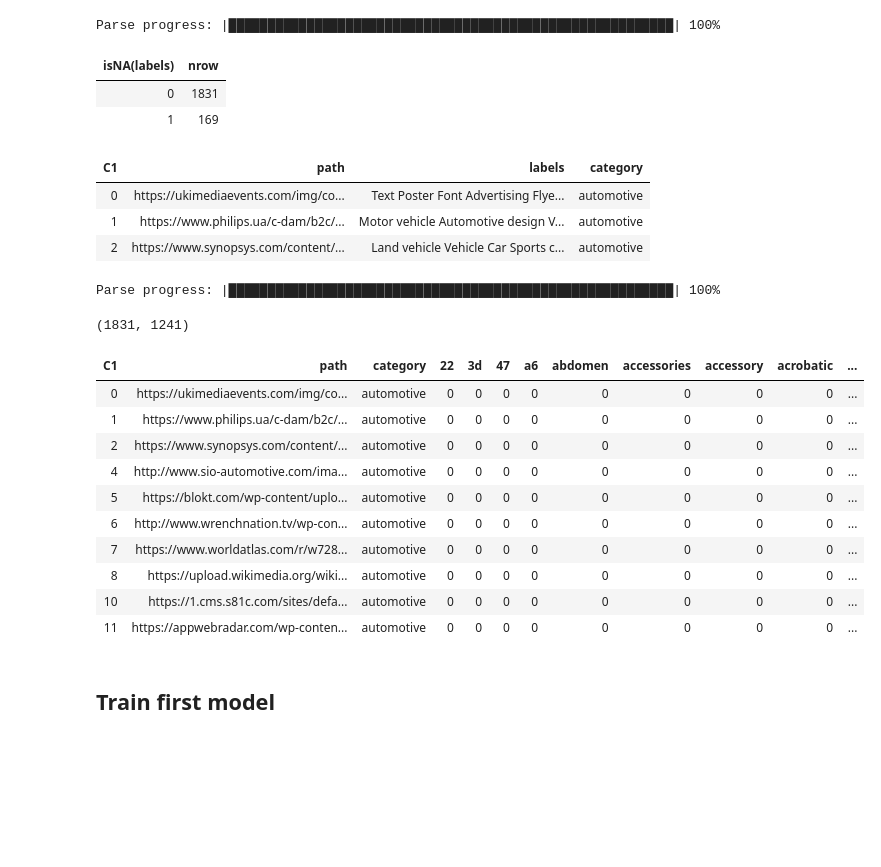
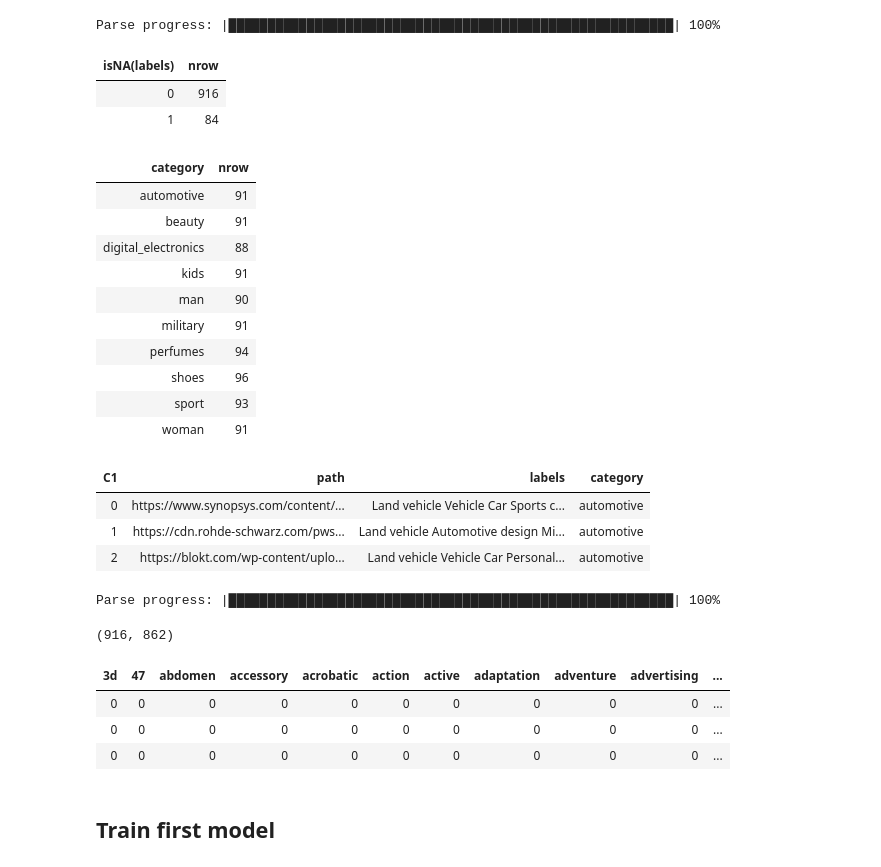
Before and after one commit to NataliaNovosad/H2OClassification, a Jupyter notebook: H2O_classifier.ipynb, the cells around one changed output. Cells and saved outputs as stored; diff of their text form; code cells hidden in the pictures; blank space fills up the shorter version.

```diff
--- a/H2O_classifier.ipynb
+++ b/H2O_classifier.ipynb
@@ -33,8 +36,7 @@ Connecting to H2O server at http://127.0.0.1:54321 ... successful.
 | H2O API Extensions: | Amazon S3, Algos, AutoML, Core V3... |
 | Python version: | 3.6.6 final |
 # %%
-data = h2o.import_file("data200.csv")
-#data_pd = pd.read_csv("data2.csv")
+data = h2o.import_file("data2.csv")
 # %% [output]
 Parse progress: |█████████████████████████████████████████████████████████| 100%
 # %%
@@ -42,17 +44,30 @@ nan_frame = data.isna().group_by(by = ['isNA(labels)']).count().get_frame()
 nan_frame
 # %% [output]
 | isNA(labels) | nrow |
-| 0 | 1831 |
-| 1 | 169 |
+| 0 | 916 |
+| 1 | 84 |
 # %%
 data = data.na_omit()
+data.group_by(by = "category").count().get_frame()
+# %% [output]
+| category | nrow |
+| automotive | 91 |
+| beauty | 91 |
+| digital_electronics | 88 |
+| kids | 91 |
+| man | 90 |
+| military | 91 |
+| perfumes | 94 |
+| shoes | 96 |
+| sport | 93 |
+| woman | 91 |
 # %%
 data.head(3)
 # %% [output]
 | C1 | path | labels | category |
-| 0 | https://ukimediaevents.com/img/co... | Text Poster Font Advertising Flye... | automotive |
-| 1 | https://www.philips.ua/c-dam/b2c/... | Motor vehicle Automotive design V... | automotive |
-| 2 | https://www.synopsys.com/content/... | Land vehicle Vehicle Car Sports c... | automotive |
+| 0 | https://www.synopsys.com/content/... | Land vehicle Vehicle Car Sports c... | automotive |
+| 1 | https://cdn.rohde-schwarz.com/pws... | Land vehicle Automotive design Mi... | automotive |
+| 2 | https://blokt.com/wp-content/uplo... | Land vehicle Vehicle Car Personal... | automotive |
 # %%
 def preprocessor(line):
     return line.lower()
@@ -65,25 +80,20 @@ data_labels = h2o.H2OFrame.from_python(pd.DataFrame(data=vectorized, columns=sor
 Parse progress: |█████████████████████████████████████████████████████████| 100%
 # %%
 data = data.drop(["labels"])
-data = data.concat(data_labels)
+data = data_labels.cbind(data)
+paths = data["path"]
+data = data.drop(["path", "C1"])
 # %%
 data.shape
 # %% [output]
-(1831, 1241)
+(916, 862)
 # %%
-data.head()
+data.head(3)
 # %% [output]
-| C1 | path | category | 22 | 3d | 47 | a6 | abdomen | accessories | accessory | acrobatic | ... |
-| 0 | https://ukimediaevents.com/img/co... | automotive | 0 | 0 | 0 | 0 | 0 | 0 | 0 | 0 | ... |
-| 1 | https://www.philips.ua/c-dam/b2c/... | automotive | 0 | 0 | 0 | 0 | 0 | 0 | 0 | 0 | ... |
-| 2 | https://www.synopsys.com/content/... | automotive | 0 | 0 | 0 | 0 | 0 | 0 | 0 | 0 | ... |
-| 4 | http://www.sio-automotive.com/ima... | automotive | 0 | 0 | 0 | 0 | 0 | 0 | 0 | 0 | ... |
-| 5 | https://blokt.com/wp-content/uplo... | automotive | 0 | 0 | 0 | 0 | 0 | 0 | 0 | 0 | ... |
-| 6 | http://www.wrenchnation.tv/wp-con... | automotive | 0 | 0 | 0 | 0 | 0 | 0 | 0 | 0 | ... |
-| 7 | https://www.worldatlas.com/r/w728... | automotive | 0 | 0 | 0 | 0 | 0 | 0 | 0 | 0 | ... |
-| 8 | https://upload.wikimedia.org/wiki... | automotive | 0 | 0 | 0 | 0 | 0 | 0 | 0 | 0 | ... |
-| 10 | https://1.cms.s81c.com/sites/defa... | automotive | 0 | 0 | 0 | 0 | 0 | 0 | 0 | 0 | ... |
-| 11 | https://appwebradar.com/wp-conten... | automotive | 0 | 0 | 0 | 0 | 0 | 0 | 0 | 0 | ... |
+| 3d | 47 | abdomen | accessory | acrobatic | action | active | adaptation | adventure | advertising | ... |
+| 0 | 0 | 0 | 0 | 0 | 0 | 0 | 0 | 0 | 0 | ... |
+| 0 | 0 | 0 | 0 | 0 | 0 | 0 | 0 | 0 | 0 | ... |
+| 0 | 0 | 0 | 0 | 0 | 0 | 0 | 0 | 0 | 0 | ... |
 # %% [markdown]
 ## Train first model
 # %%
```
Also changed, not shown: parts of 24 cells of this notebook, 1 other file.
